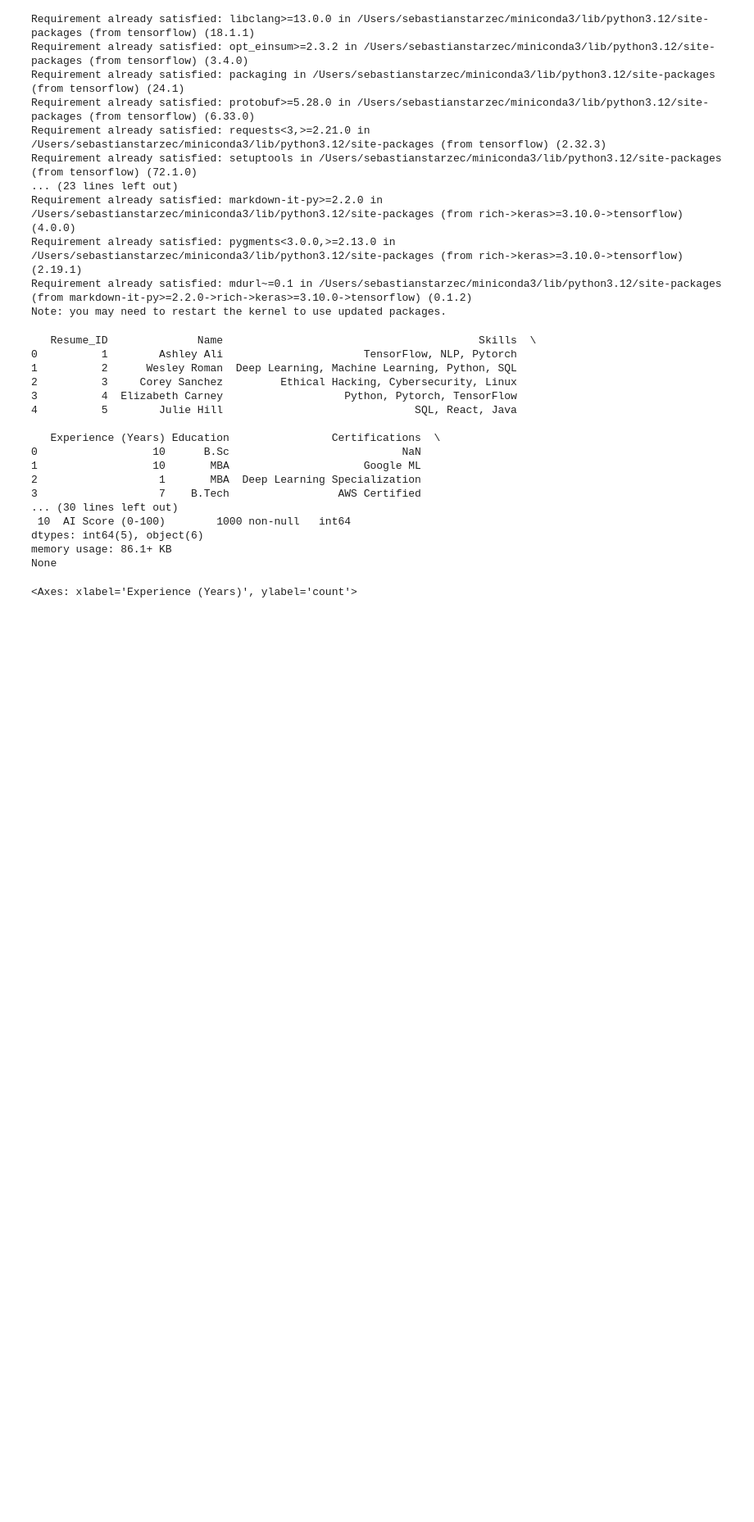
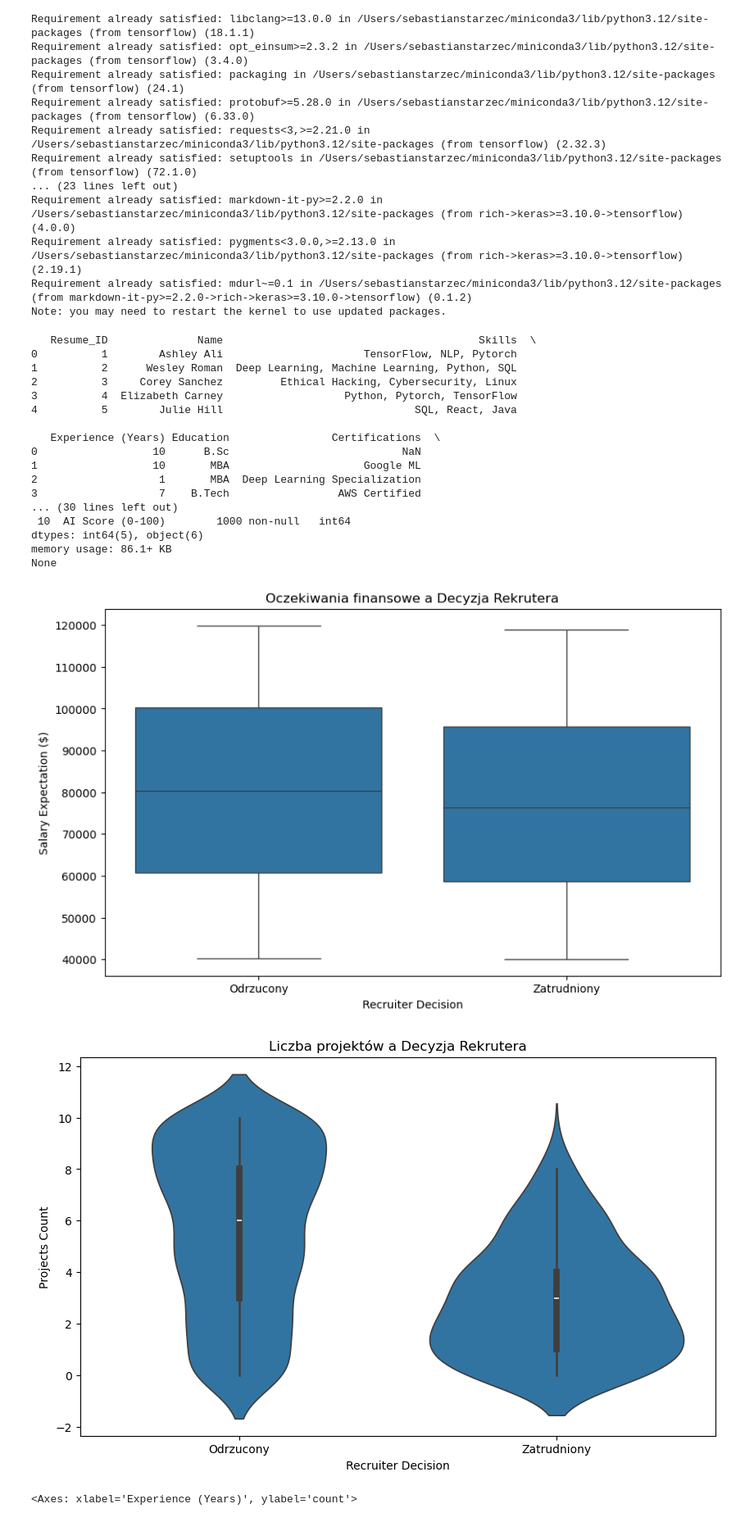
Before and after one commit to zotthy/Hr-application, a Jupyter notebook: Model/main.ipynb, the cells around one changed output. Shown: that part at 82% size. Drawn from its saved outputs; the diff is of its cells as text; code cells hidden in the pictures; blank space fills up the shorter version.

```diff
--- a/Model/main.ipynb
+++ b/Model/main.ipynb
@@ -47,6 +47,23 @@ print(df.info())
 dtypes: int64(5), object(6)
 memory usage: 86.1+ KB
 None
+# %%
+# Wykres dla Oczekiwań Finansowych
+plt.figure(figsize=(10, 6))
+sns.boxplot(x='Recruiter Decision', y='Salary Expectation ($)', data=df)
+plt.title('Oczekiwania finansowe a Decyzja Rekrutera')
+plt.xticks([0, 1], ['Odrzucony', 'Zatrudniony'])
+plt.savefig('boxplot_salary.png')
+
+# Wykres dla Liczby Projektów
+plt.figure(figsize=(10, 6))
+sns.violinplot(x='Recruiter Decision', y='Projects Count', data=df)
+plt.title('Liczba projektów a Decyzja Rekrutera')
+plt.xticks([0, 1], ['Odrzucony', 'Zatrudniony'])
+plt.savefig('violin_projects.png')
+# %% [output]
+[figure, added]
+[figure, added]
 # %%
 sns.countplot(x=df['Experience (Years)'],data=df)
 # %% [output]
```
Also changed, not shown: parts of 3 cells of this notebook, 40 other files.
